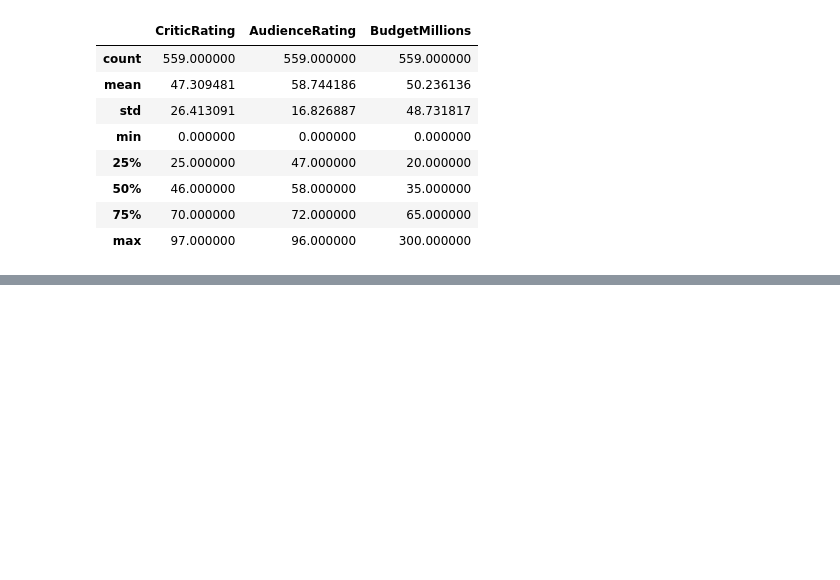
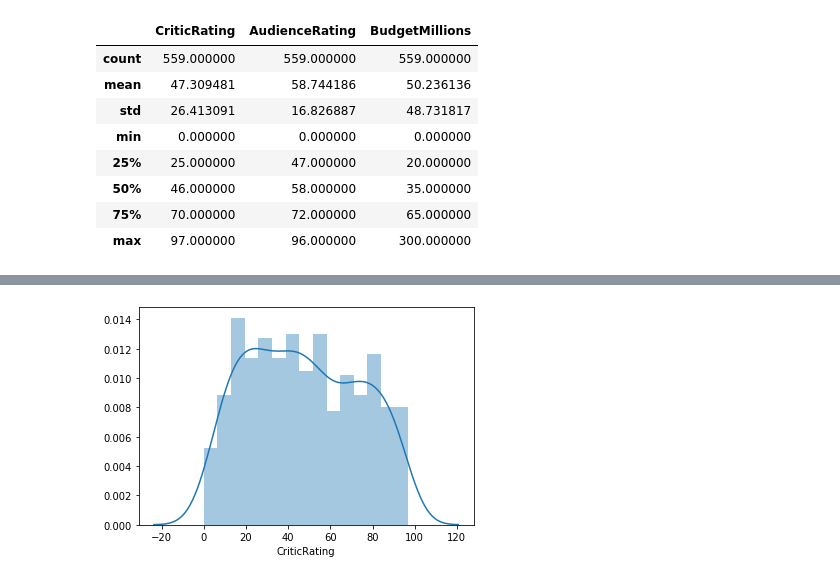
Before and after one commit to moshohel/python-for-data-science, a Jupyter notebook: Movie Rating Analytics.ipynb, the cells around one changed output, grey strips where cells are left out. Cells and saved outputs as stored; diff of their text form; code cells hidden in the pictures; blank space fills up the shorter version.

```diff
--- a/Movie Rating Analytics.ipynb
+++ b/Movie Rating Analytics.ipynb
@@ -139,0 +173,4 @@ movies.describe()
+# %%
+m2 = sns.distplot(movies.CriticRating, bins=15)
+# %% [output]
+[figure, added]
```
Also changed, not shown: parts of 58 cells of this notebook, 1 other file.
